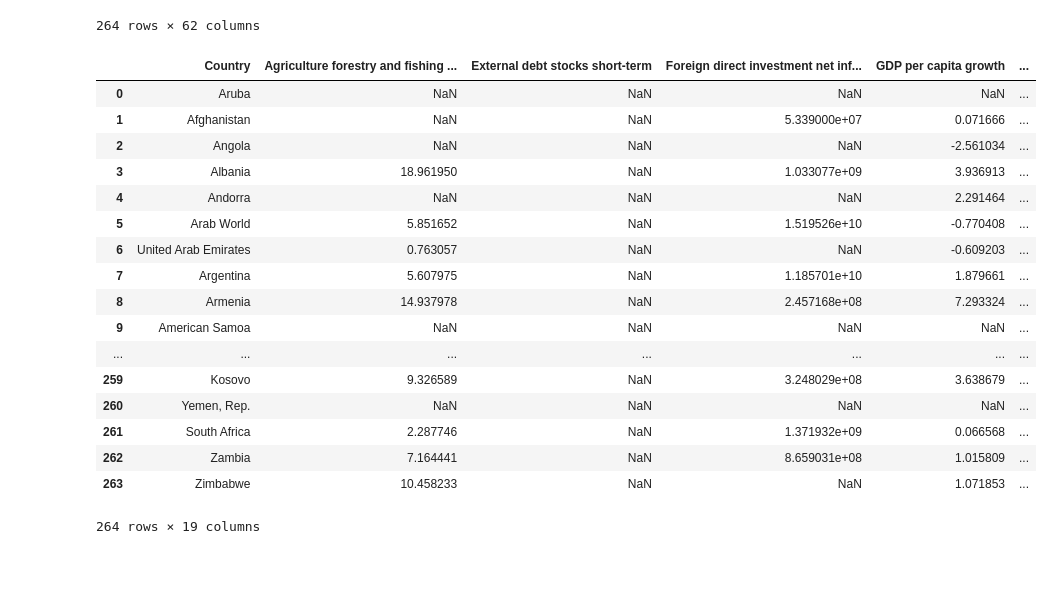
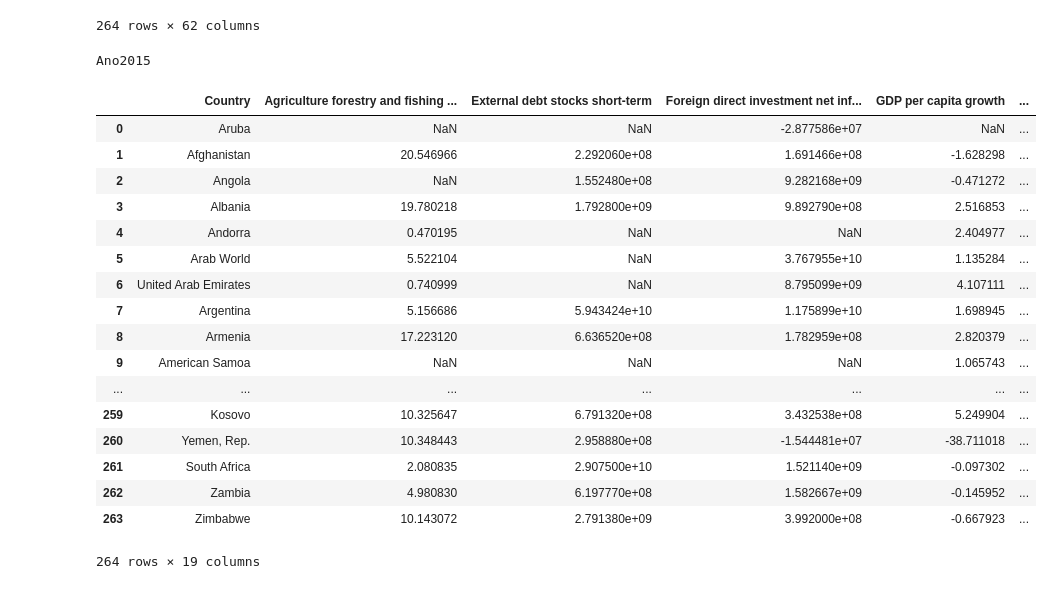
Before and after one commit to Felvc027/Trabalho-P4DS, a Jupyter notebook: Indices/Analise.ipynb, the cells around one changed output. Drawn from its saved outputs; the diff is of its cells as text; code cells hidden in the pictures.

```diff
--- a/Indices/Analise.ipynb
+++ b/Indices/Analise.ipynb
@@ -30,31 +30,33 @@ lista[2]
 264 rows × 62 columns
 # %%
 data,k,indices = pd.DataFrame(lista[0]['Country Name']),0, ['Country']
+a = input("Ano")
 for i in lista:
     indices += [ind[k].replace("_"," ").replace(".xls","")]
-    data = data.join(i['2017'])
+    data = data.join(i[a])
     data.columns = indices
     k+=1
 data
 # %% [output]
+Ano2015
 |  | Country | Agriculture forestry and fishing ... | External debt stocks short-term | Foreign direct investment net inf... | GDP per capita growth | ... |
-| 0 | Aruba | NaN | NaN | NaN | NaN | ... |
-| 1 | Afghanistan | NaN | NaN | 5.339000e+07 | 0.071666 | ... |
-| 2 | Angola | NaN | NaN | NaN | -2.561034 | ... |
-| 3 | Albania | 18.961950 | NaN | 1.033077e+09 | 3.936913 | ... |
-| 4 | Andorra | NaN | NaN | NaN | 2.291464 | ... |
-| 5 | Arab World | 5.851652 | NaN | 1.519526e+10 | -0.770408 | ... |
-| 6 | United Arab Emirates | 0.763057 | NaN | NaN | -0.609203 | ... |
-| 7 | Argentina | 5.607975 | NaN | 1.185701e+10 | 1.879661 | ... |
-| 8 | Armenia | 14.937978 | NaN | 2.457168e+08 | 7.293324 | ... |
-| 9 | American Samoa | NaN | NaN | NaN | NaN | ... |
+| 0 | Aruba | NaN | NaN | -2.877586e+07 | NaN | ... |
+| 1 | Afghanistan | 20.546966 | 2.292060e+08 | 1.691466e+08 | -1.628298 | ... |
+| 2 | Angola | NaN | 1.552480e+08 | 9.282168e+09 | -0.471272 | ... |
+| 3 | Albania | 19.780218 | 1.792800e+09 | 9.892790e+08 | 2.516853 | ... |
+| 4 | Andorra | 0.470195 | NaN | NaN | 2.404977 | ... |
+| 5 | Arab World | 5.522104 | NaN | 3.767955e+10 | 1.135284 | ... |
+| 6 | United Arab Emirates | 0.740999 | NaN | 8.795099e+09 | 4.107111 | ... |
+| 7 | Argentina | 5.156686 | 5.943424e+10 | 1.175899e+10 | 1.698945 | ... |
+| 8 | Armenia | 17.223120 | 6.636520e+08 | 1.782959e+08 | 2.820379 | ... |
+| 9 | American Samoa | NaN | NaN | NaN | 1.065743 | ... |
 | ... | ... | ... | ... | ... | ... | ... |
-| 259 | Kosovo | 9.326589 | NaN | 3.248029e+08 | 3.638679 | ... |
-| 260 | Yemen, Rep. | NaN | NaN | NaN | NaN | ... |
-| 261 | South Africa | 2.287746 | NaN | 1.371932e+09 | 0.066568 | ... |
-| 262 | Zambia | 7.164441 | NaN | 8.659031e+08 | 1.015809 | ... |
-| 263 | Zimbabwe | 10.458233 | NaN | NaN | 1.071853 | ... |
+| 259 | Kosovo | 10.325647 | 6.791320e+08 | 3.432538e+08 | 5.249904 | ... |
+| 260 | Yemen, Rep. | 10.348443 | 2.958880e+08 | -1.544481e+07 | -38.711018 | ... |
+| 261 | South Africa | 2.080835 | 2.907500e+10 | 1.521140e+09 | -0.097302 | ... |
+| 262 | Zambia | 4.980830 | 6.197770e+08 | 1.582667e+09 | -0.145952 | ... |
+| 263 | Zimbabwe | 10.143072 | 2.791380e+09 | 3.992000e+08 | -0.667923 | ... |
-264 rows × 19 columns
+264 rows × 19 columns
 # %%
 print(indic.indices.replace("_", " ").replace(".xls",""))
 # %% [output]
```
Also changed, not shown: parts of 2 cells of this notebook, 2 other files.
